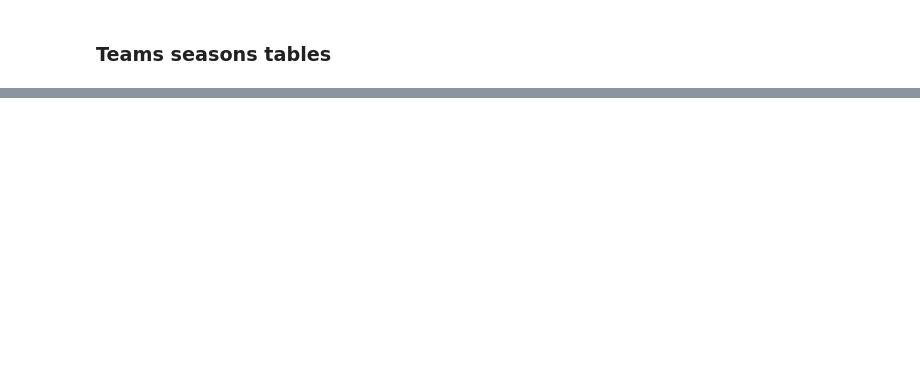
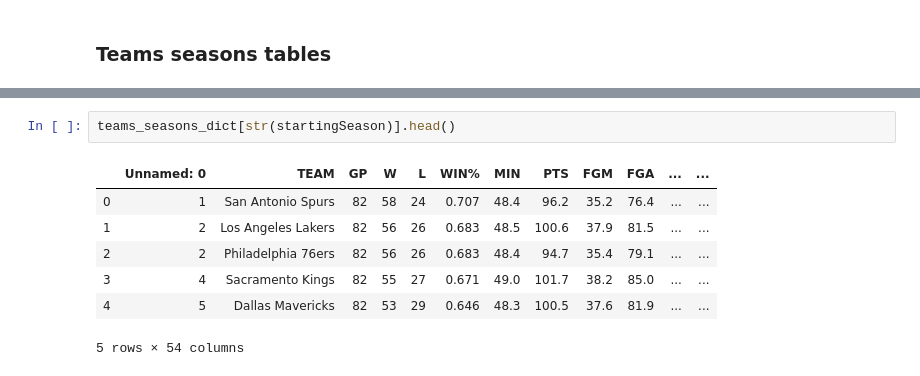
Before and after one commit to KuiiMaldonado/ETL-NBA, a Jupyter notebook: nba_scraping.ipynb, the cells around one changed output, grey strips where cells are left out. Drawn from its saved outputs; the diff is of its cells as text; blank space fills up the shorter version.

```diff
--- a/nba_scraping.ipynb
+++ b/nba_scraping.ipynb
@@ -69,0 +92,10 @@ teams_seasons_dict = scrapeTables(startingSeason, 20, 27)
+# %%
+teams_seasons_dict[str(startingSeason)].head()
+# %% [output]
+|  | Unnamed: 0 | TEAM | GP | W | L | WIN% | MIN | PTS | FGM | FGA | ... | ... |
+| 0 | 1 | San Antonio Spurs | 82 | 58 | 24 | 0.707 | 48.4 | 96.2 | 35.2 | 76.4 | ... | ... |
+| 1 | 2 | Los Angeles Lakers | 82 | 56 | 26 | 0.683 | 48.5 | 100.6 | 37.9 | 81.5 | ... | ... |
+| 2 | 2 | Philadelphia 76ers | 82 | 56 | 26 | 0.683 | 48.4 | 94.7 | 35.4 | 79.1 | ... | ... |
+| 3 | 4 | Sacramento Kings | 82 | 55 | 27 | 0.671 | 49.0 | 101.7 | 38.2 | 85.0 | ... | ... |
+| 4 | 5 | Dallas Mavericks | 82 | 53 | 29 | 0.646 | 48.3 | 100.5 | 37.6 | 81.9 | ... | ... |
+5 rows × 54 columns
```
Also changed, not shown: parts of 17 cells of this notebook.
